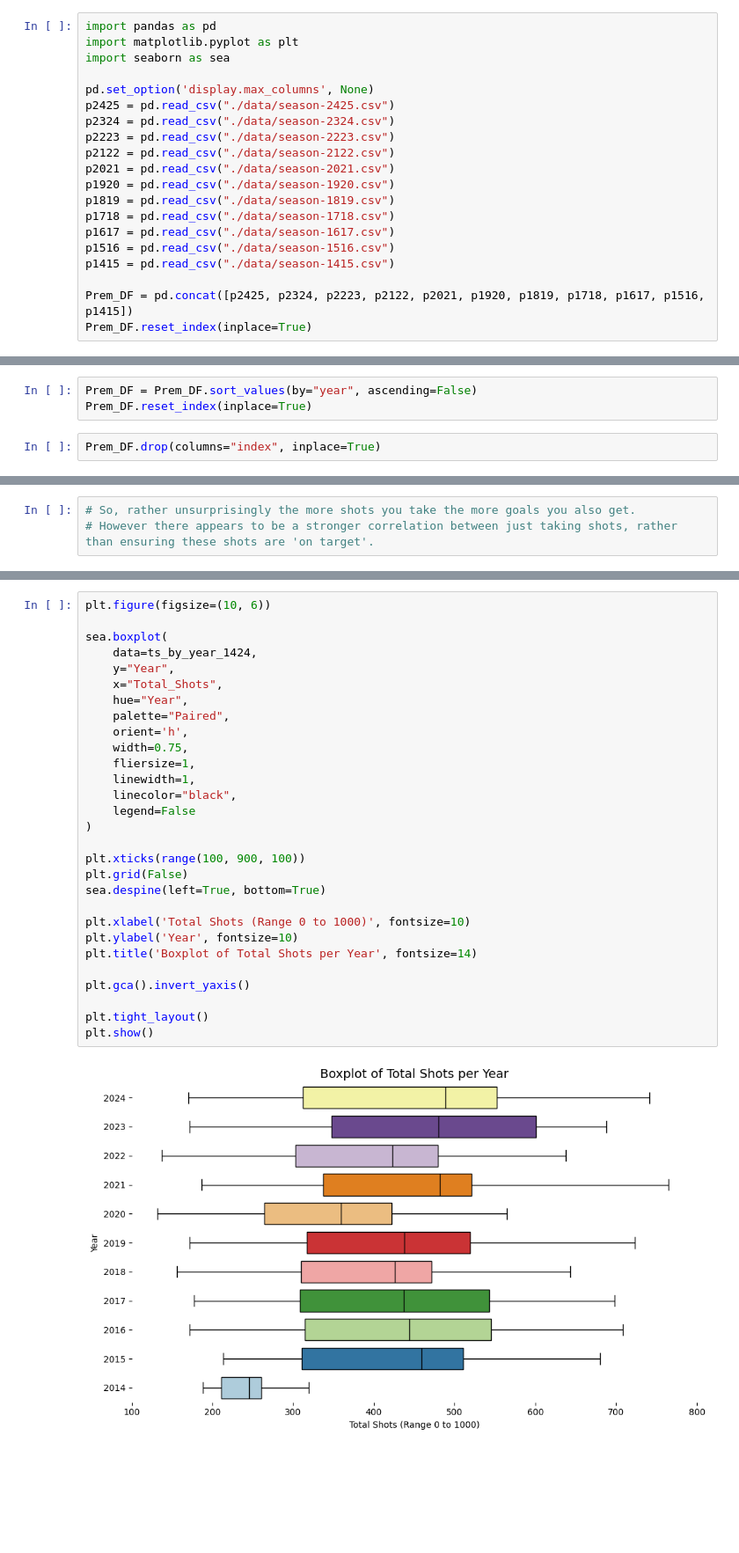
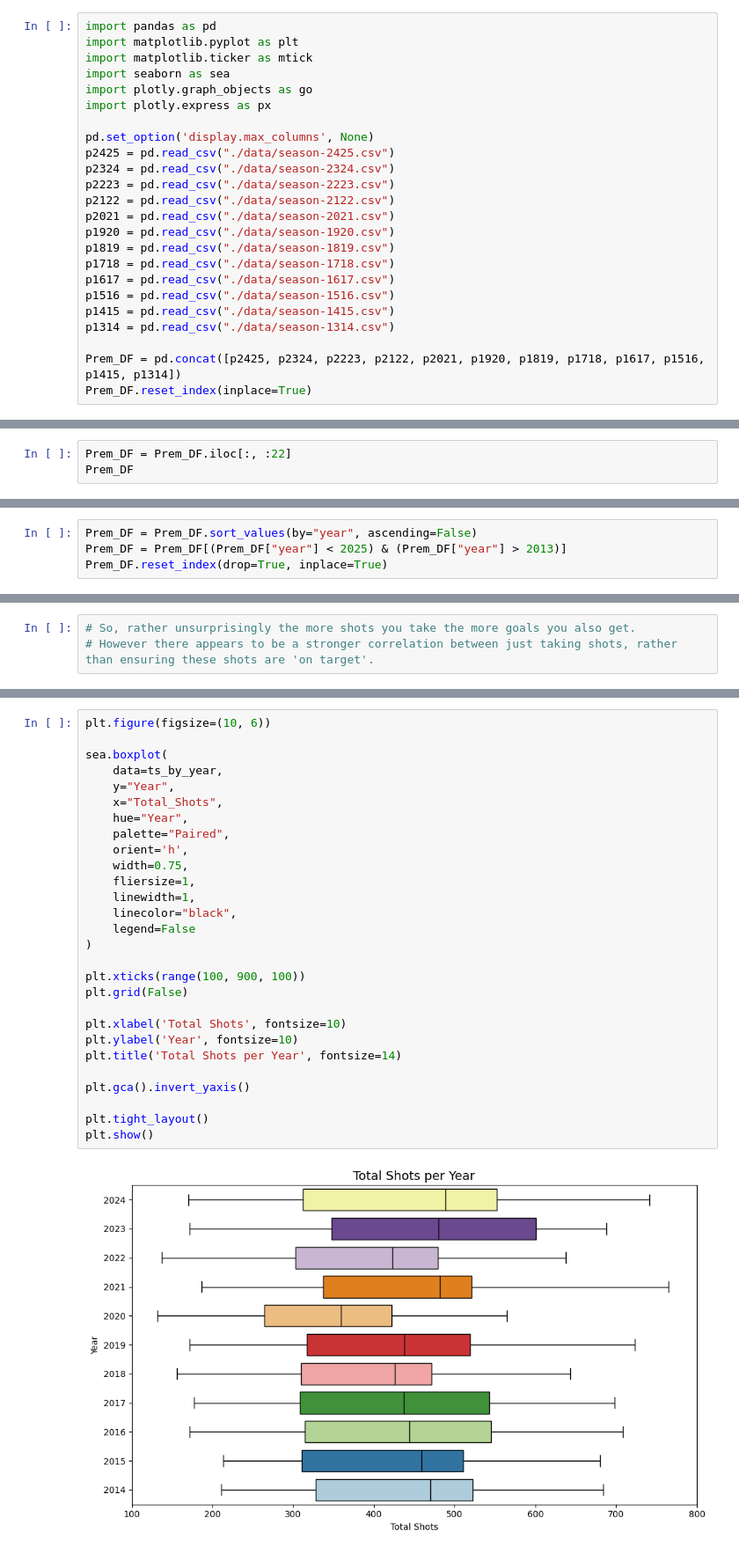
Before and after one commit to SmithNJ13/data_analysis, a Jupyter notebook: analysis.ipynb, the cells around one changed output, grey strips where cells are left out. Shown at 88% size. Cells and saved outputs as stored; diff of their text form; blank space fills up the shorter version.

```diff
--- a/analysis.ipynb
+++ b/analysis.ipynb
@@ -1,7 +1,10 @@
 # %%
 import pandas as pd
 import matplotlib.pyplot as plt
+import matplotlib.ticker as mtick
 import seaborn as sea
+import plotly.graph_objects as go
+import plotly.express as px
 
 pd.set_option('display.max_columns', None)
 p2425 = pd.read_csv("./data/season-2425.csv")
@@ -15,8 +18,9 @@ p1718 = pd.read_csv("./data/season-1718.csv")
 p1617 = pd.read_csv("./data/season-1617.csv")
 p1516 = pd.read_csv("./data/season-1516.csv")
 p1415 = pd.read_csv("./data/season-1415.csv")
+p1314 = pd.read_csv("./data/season-1314.csv")
 
-Prem_DF = pd.concat([p2425, p2324, p2223, p2122, p2021, p1920, p1819, p1718, p1617, p1516, p1415])
+Prem_DF = pd.concat([p2425, p2324, p2223, p2122, p2021, p1920, p1819, p1718, p1617, p1516, p1415, p1314])
 Prem_DF.reset_index(inplace=True)
 # %%
 # HomeTeam -> string --> Home Team
@@ -79,0 +68,3 @@ Prem_DF
+# %%
+Prem_DF = Prem_DF.iloc[:, :22]
+Prem_DF
@@ -205,8 +211,7 @@ Prem_DF
 # %%
 Prem_DF = Prem_DF.sort_values(by="year", ascending=False)
-Prem_DF.reset_index(inplace=True)
+Prem_DF = Prem_DF[(Prem_DF["year"] < 2025) & (Prem_DF["year"] > 2013)]
+Prem_DF.reset_index(drop=True, inplace=True)
-# %%
-Prem_DF.drop(columns="index", inplace=True)
 # %%
 Prem_DF
 # %% [output]
@@ -1283,31 +1274,30 @@ ts_by_year_1424
 # %%
 plt.figure(figsize=(10, 6))
 
 sea.boxplot(
-    data=ts_by_year_1424,
+    data=ts_by_year,
     y="Year",
     x="Total_Shots",
     hue="Year",
     palette="Paired",
     orient='h',
     width=0.75,
     fliersize=1,
     linewidth=1,
     linecolor="black",
     legend=False
 )
 
 plt.xticks(range(100, 900, 100))
 plt.grid(False)
-sea.despine(left=True, bottom=True)
 
-plt.xlabel('Total Shots (Range 0 to 1000)', fontsize=10)
+plt.xlabel('Total Shots', fontsize=10)
 plt.ylabel('Year', fontsize=10)
-plt.title('Boxplot of Total Shots per Year', fontsize=14)
+plt.title('Total Shots per Year', fontsize=14)
 
 plt.gca().invert_yaxis()
 
 plt.tight_layout()
 plt.show()
 # %% [output]
-[figure, old version]
+[figure, new version]
```
Also changed, not shown: parts of 60 cells of this notebook, 2 other files.
